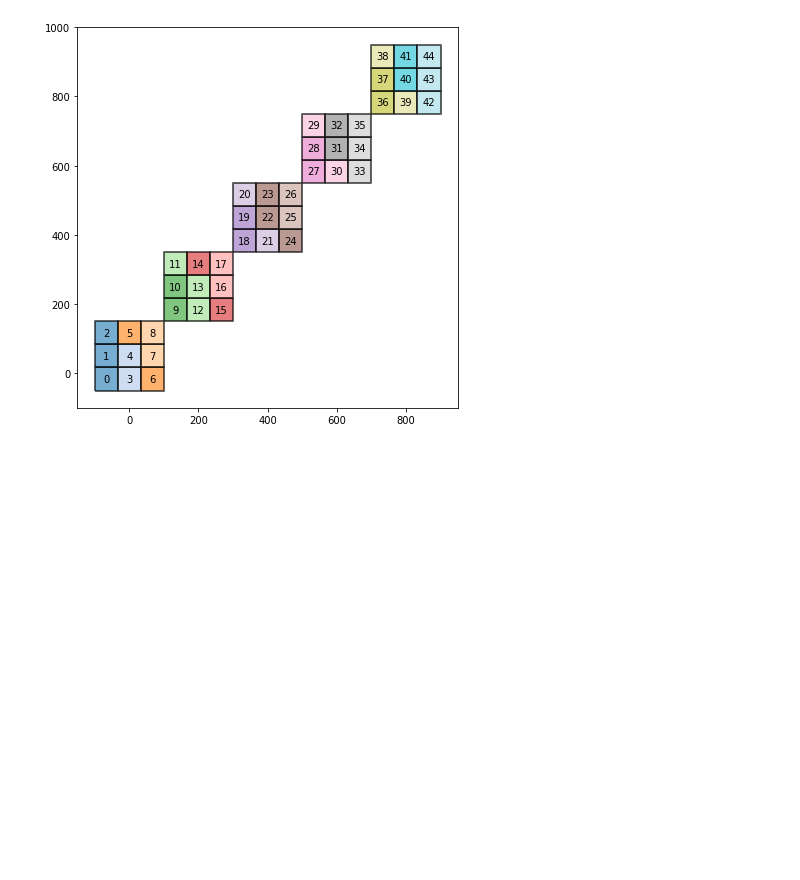
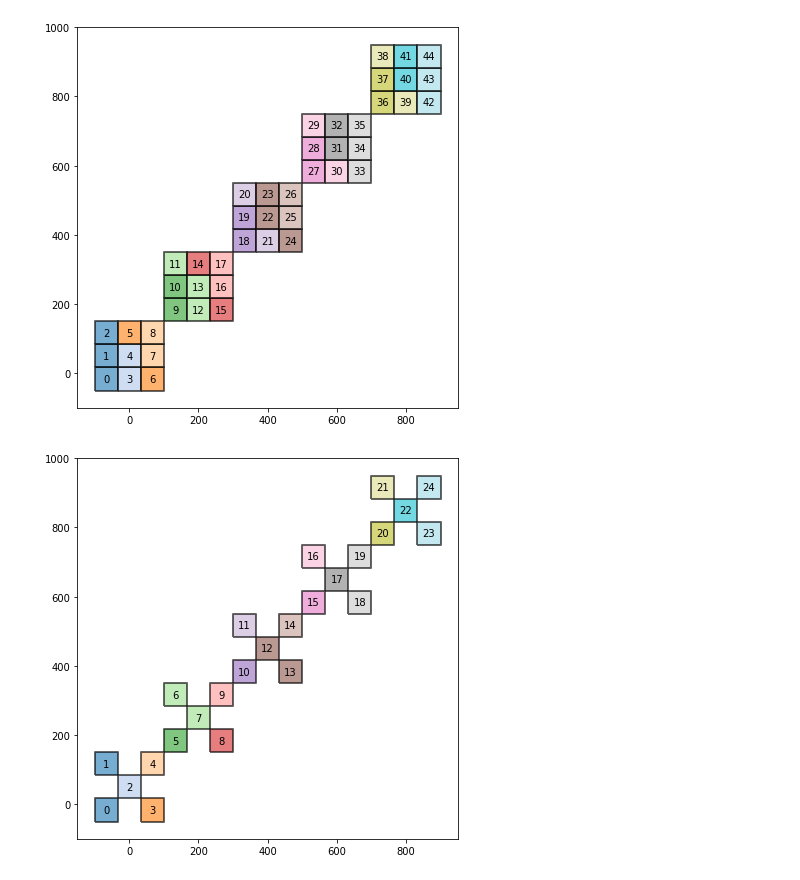
Before and after one commit to abiraihan/geoshapes, a Jupyter notebook: example/splitShape.ipynb, the cells around one changed output. Drawn from its saved outputs; the diff is of its cells as text; code cells hidden in the pictures; blank space fills up the shorter version.

```diff
--- a/example/splitShape.ipynb
+++ b/example/splitShape.ipynb
@@ -128,3 +129,7 @@ def getPlot(sideLength, maxVal, step, skip = None):
 latinData = getPlot(100, 1000, 200)
 # %% [output]
 [figure]
+# %%
+latinData1 = getPlot(100, 1000, 200, 2)
+# %% [output]
+[figure, added]
```
Also changed, not shown: parts of 2 cells of this notebook, 1 other file.
